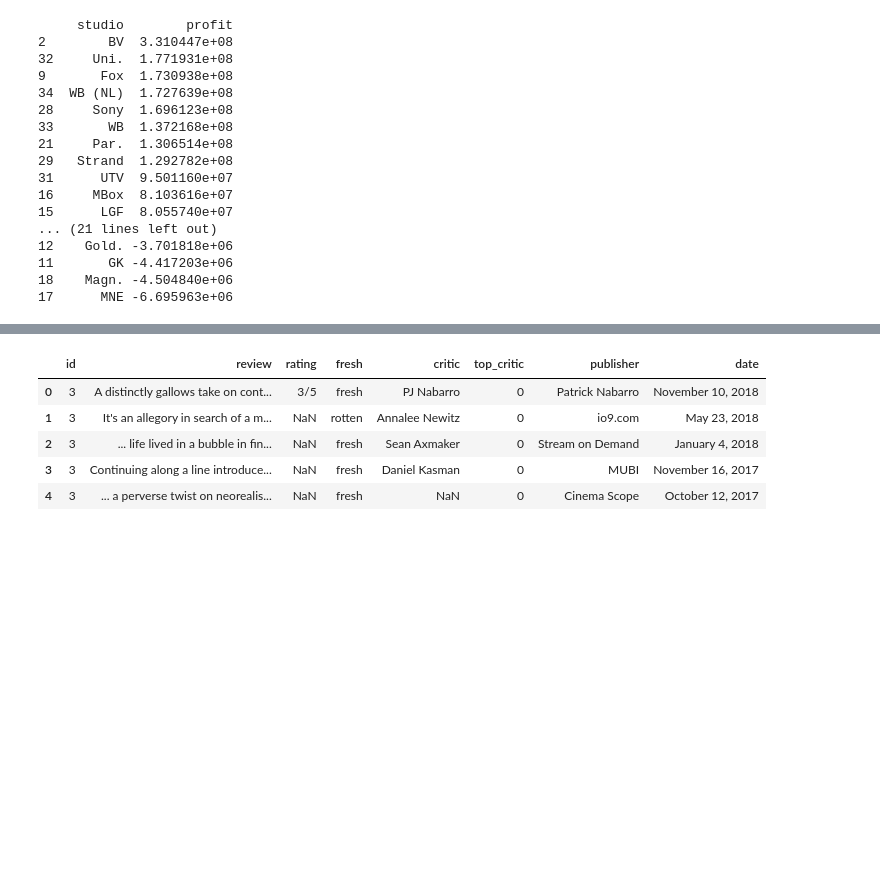
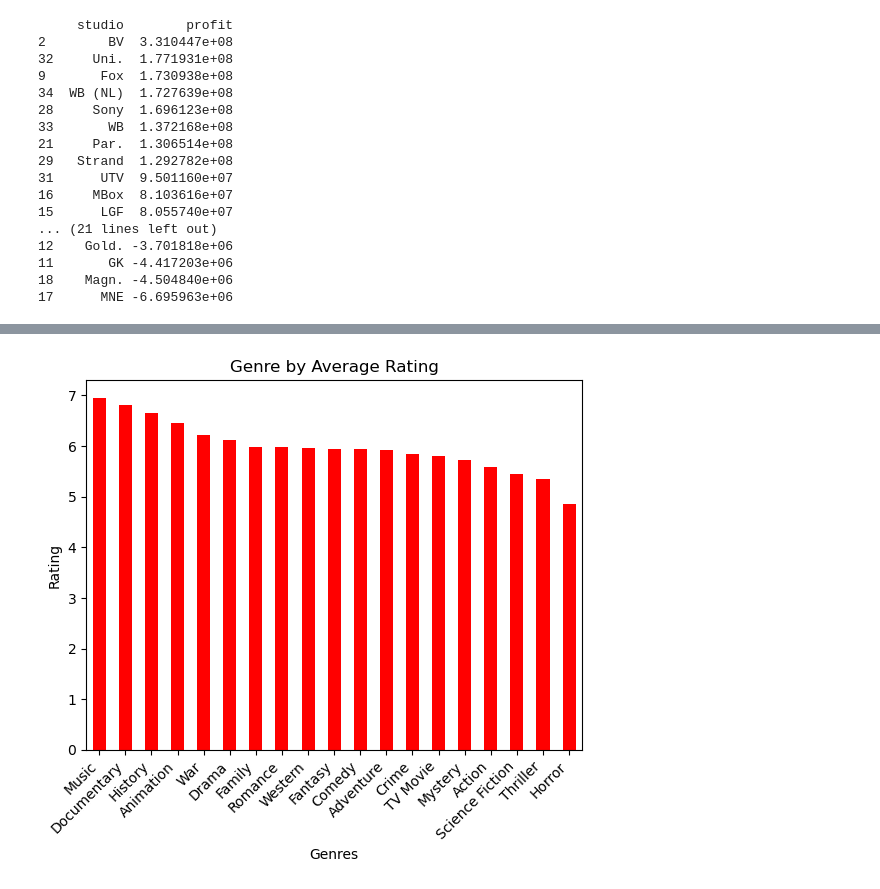
Before and after one commit to JoeG230/project1_Microsoft, a Jupyter notebook: zippedData/project_1_investigation.ipynb, the cells around one changed output, grey strips where cells are left out. Cells and saved outputs as stored; diff of their text form; code cells hidden in the pictures; blank space fills up the shorter version.

```diff
--- a/zippedData/project_1_investigation.ipynb
+++ b/zippedData/project_1_investigation.ipynb
@@ -138,11 +222,10 @@ df4.head()
 # %%
-df5 = pd.read_csv('rt.reviews.tsv.gz', sep='\t', encoding='latin-1')
-df5.head()
+df_rating1.plot(x='genre_names', y='vote_average', kind='bar', legend=False, color = 'red')
+plt.title('Genre by Average Rating')
+plt.xlabel('Genres')
+plt.ylabel('Rating')
+plt.xticks(rotation=45, ha='right')
+plt.show()
 # %% [output]
-|  | id | review | rating | fresh | critic | top_critic | publisher | date |
-| 0 | 3 | A distinctly gallows take on cont... | 3/5 | fresh | PJ Nabarro | 0 | Patrick Nabarro | November 10, 2018 |
-| 1 | 3 | It's an allegory in search of a m... | NaN | rotten | Annalee Newitz | 0 | io9.com | May 23, 2018 |
-| 2 | 3 | ... life lived in a bubble in fin... | NaN | fresh | Sean Axmaker | 0 | Stream on Demand | January 4, 2018 |
-| 3 | 3 | Continuing along a line introduce... | NaN | fresh | Daniel Kasman | 0 | MUBI | November 16, 2017 |
-| 4 | 3 | ... a perverse twist on neorealis... | NaN | fresh | NaN | 0 | Cinema Scope | October 12, 2017 |
+[figure, added]
 # %%
```
Also changed, not shown: parts of 10 cells of this notebook, 3 other files.
